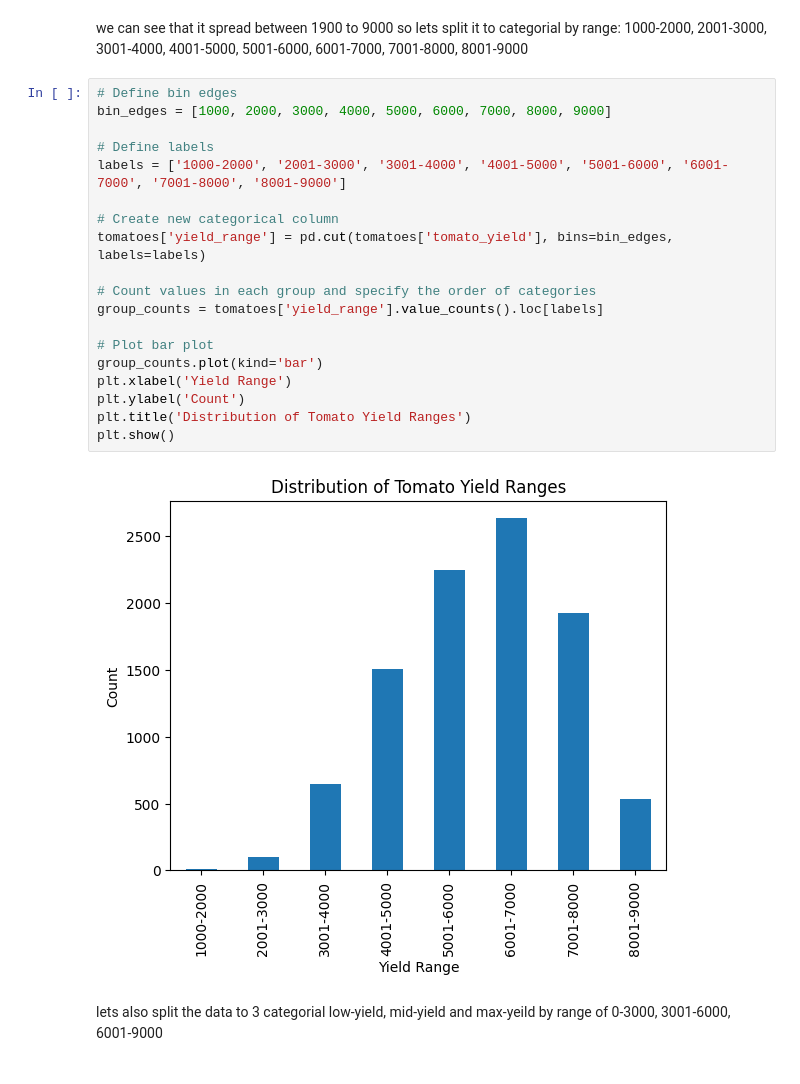
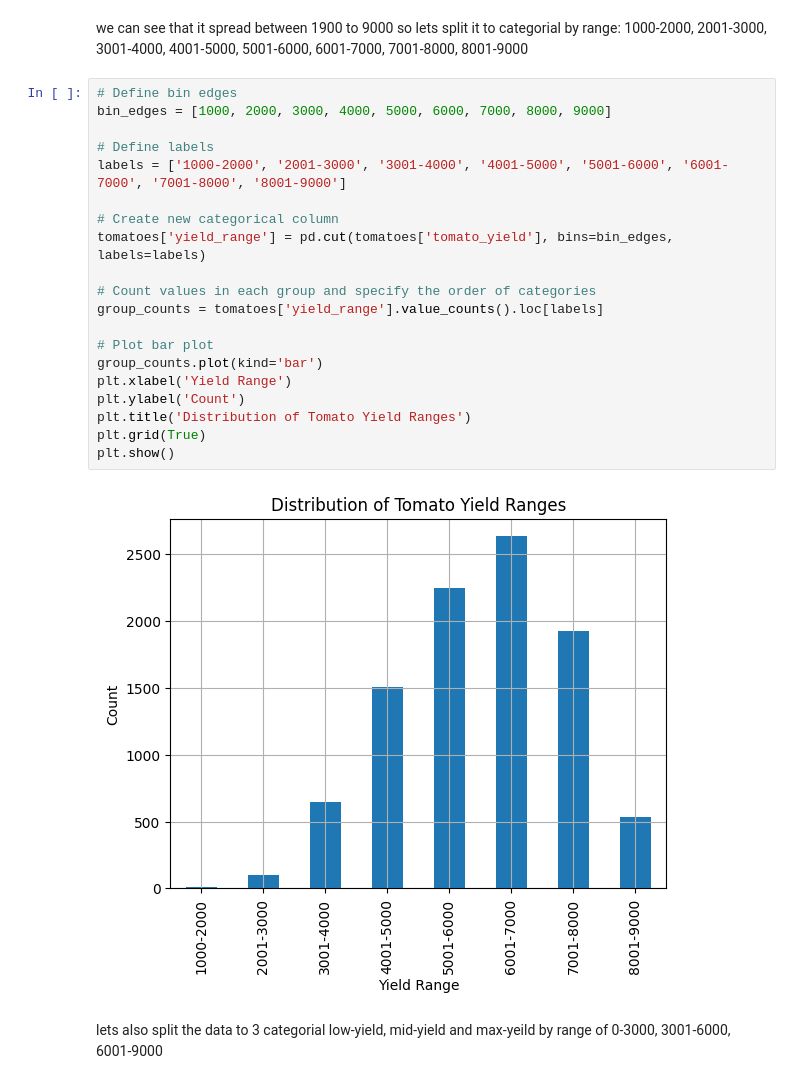
Before and after one commit to matan-avitan/Data-processing-analysis-and-presentation-course, a Jupyter notebook: Copy_of_Tomato.ipynb, the cells around one changed output. Drawn from its saved outputs; the diff is of its cells as text.

```diff
--- a/Copy_of_Tomato.ipynb
+++ b/Copy_of_Tomato.ipynb
@@ -290,24 +290,25 @@ so lets split it to categorial by range:
 # %%
 # Define bin edges
 bin_edges = [1000, 2000, 3000, 4000, 5000, 6000, 7000, 8000, 9000]
 
 # Define labels
 labels = ['1000-2000', '2001-3000', '3001-4000', '4001-5000', '5001-6000', '6001-7000', '7001-8000', '8001-9000']
 
 # Create new categorical column
 tomatoes['yield_range'] = pd.cut(tomatoes['tomato_yield'], bins=bin_edges, labels=labels)
 
 # Count values in each group and specify the order of categories
 group_counts = tomatoes['yield_range'].value_counts().loc[labels]
 
 # Plot bar plot
 group_counts.plot(kind='bar')
 plt.xlabel('Yield Range')
 plt.ylabel('Count')
 plt.title('Distribution of Tomato Yield Ranges')
+plt.grid(True)
 plt.show()
 # %% [output]
-[figure, old version]
+[figure, new version]
 # %% [markdown]
 lets also split the data to 3 categorial low-yield, mid-yield and max-yeild by range of 0-3000, 3001-6000, 6001-9000
 # %%
```
Also changed, not shown: parts of 46 cells of this notebook.
